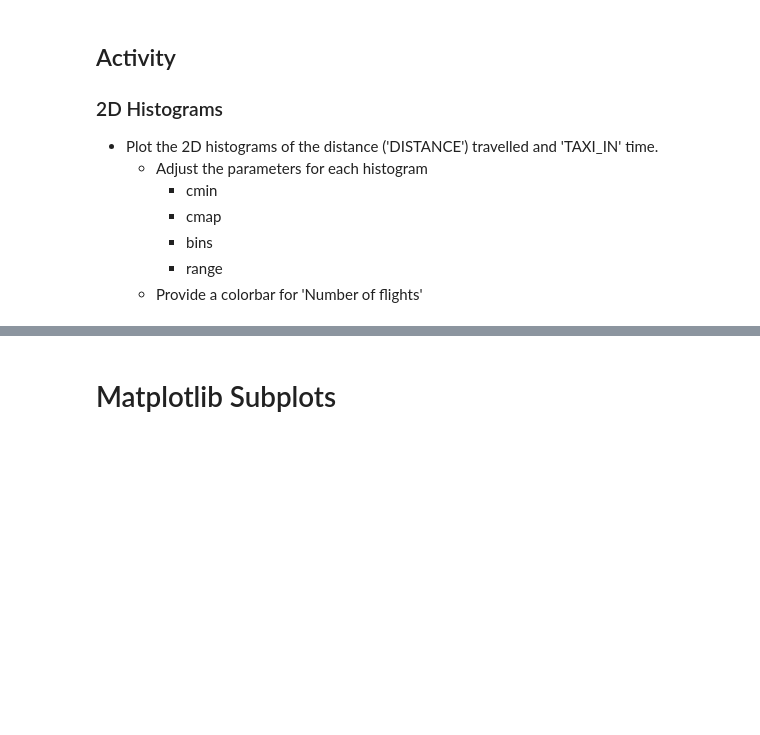
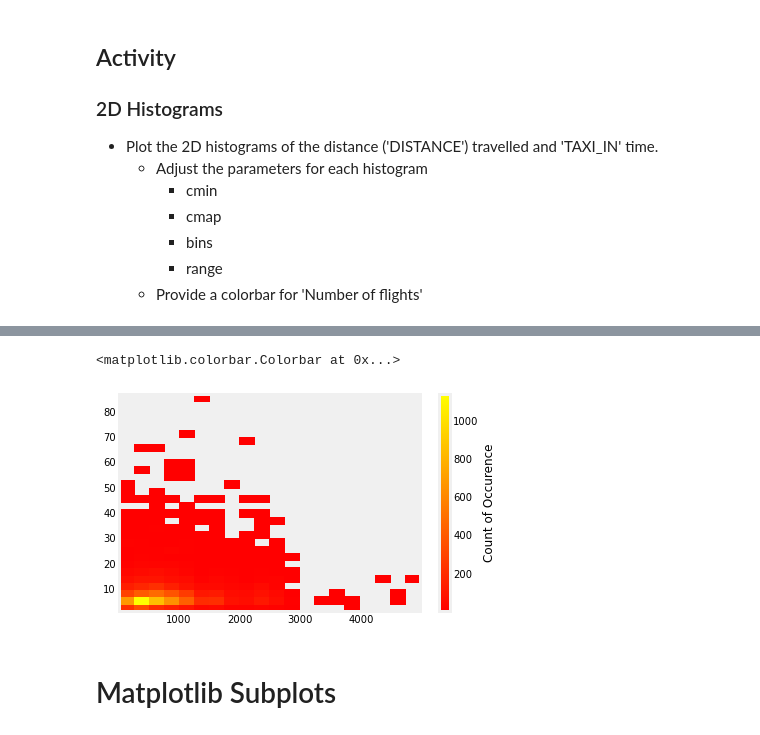
Before and after one commit to ssomanch/ITAO30210_Fall_2021, a Jupyter notebook: Lecture_21_Advanced_Visualization_Nov_09.ipynb, the cells around one changed output, grey strips where cells are left out. Cells and saved outputs as stored; diff of their text form; code cells hidden in the pictures; blank space fills up the shorter version.

```diff
--- a/Lecture_21_Advanced_Visualization_Nov_09.ipynb
+++ b/Lecture_21_Advanced_Visualization_Nov_09.ipynb
@@ -138,3 +210,18 @@ flights.head()
+# %%
+flights.dropna(inplace=True)
+# %%
+figure, axes = plt.subplots()
+results = axes.hist2d(
+    flights['DISTANCE'],
+    flights['TAXI_IN'],
+    cmap='autumn',
+    bins = (20, 30),
+    cmin=1)
+
+figure.colorbar(results[3], label='Count of Occurence')
+# %% [output]
+<matplotlib.colorbar.Colorbar at 0x...>
+[figure, added]
 # %% [markdown]
 # Matplotlib Subplots
 # %% [markdown]
```
Also changed, not shown: parts of 32 cells of this notebook.
